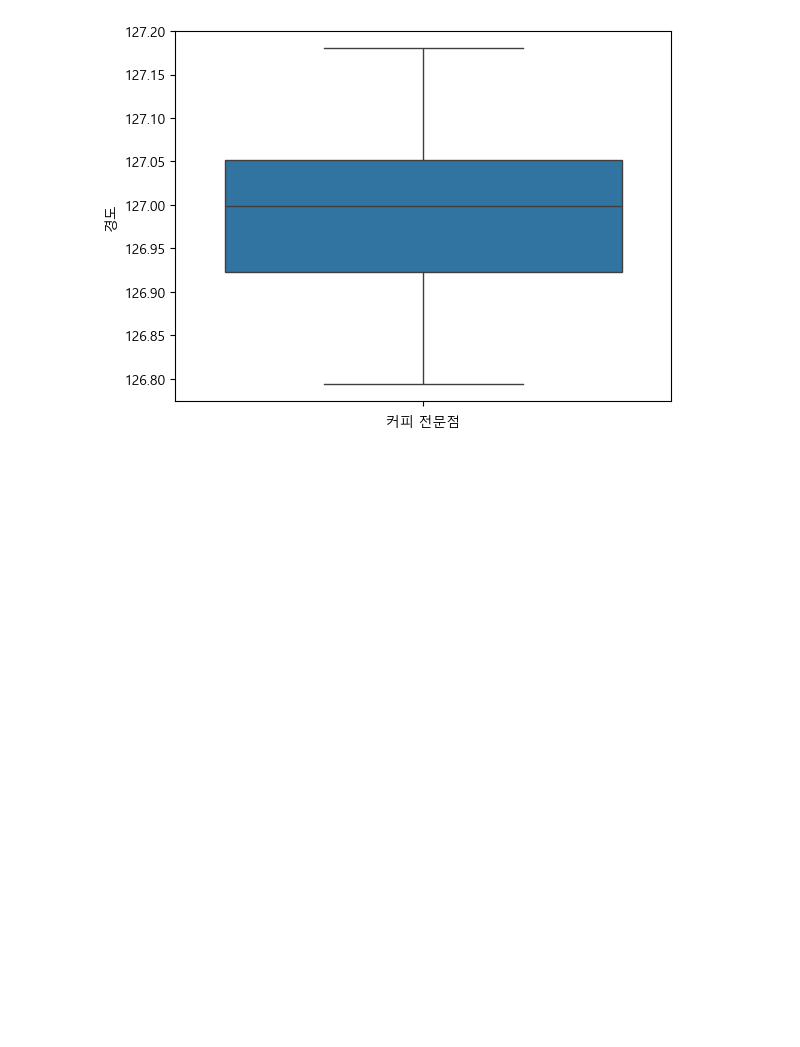
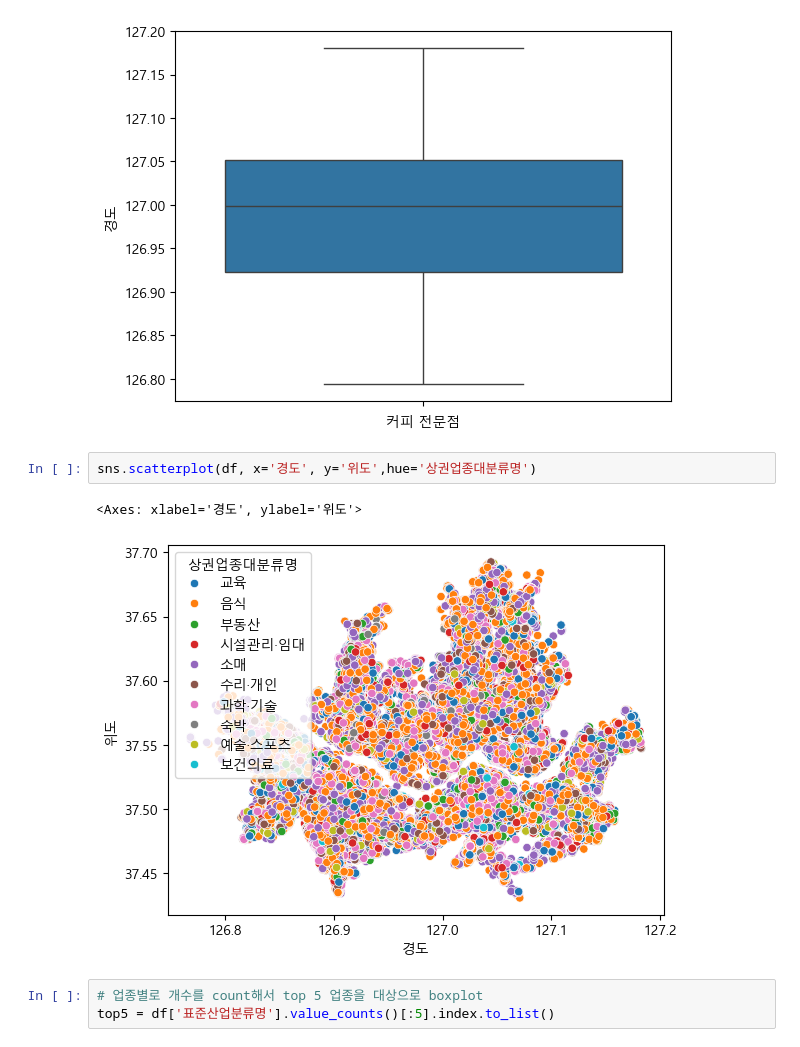
Before and after one commit to leekyuyoung2/encore_office_worker, a Jupyter notebook: 7일차_8일차_9일차_통합본/01.ipynb, the cells around one changed output. Saved outputs shown, nothing was run; the diff lists cells and outputs as text; blank space fills up the shorter version.

```diff
--- a/7일차_8일차_9일차_통합본/01.ipynb
+++ b/7일차_8일차_9일차_통합본/01.ipynb
@@ -106,3 +106,11 @@ plt.xlabel('커피 전문점')
 plt.show()
 # %% [output]
 [figure]
+# %%
+sns.scatterplot(df, x='경도', y='위도',hue='상권업종대분류명')
+# %% [output]
+<Axes: xlabel='경도', ylabel='위도'>
+[figure, added]
+# %%
+# 업종별로 개수를 count해서 top 5 업종을 대상으로 boxplot
+top5 = df['표준산업분류명'].value_counts()[:5].index.to_list()
```
Also changed, not shown: parts of 1 cell of this notebook.
